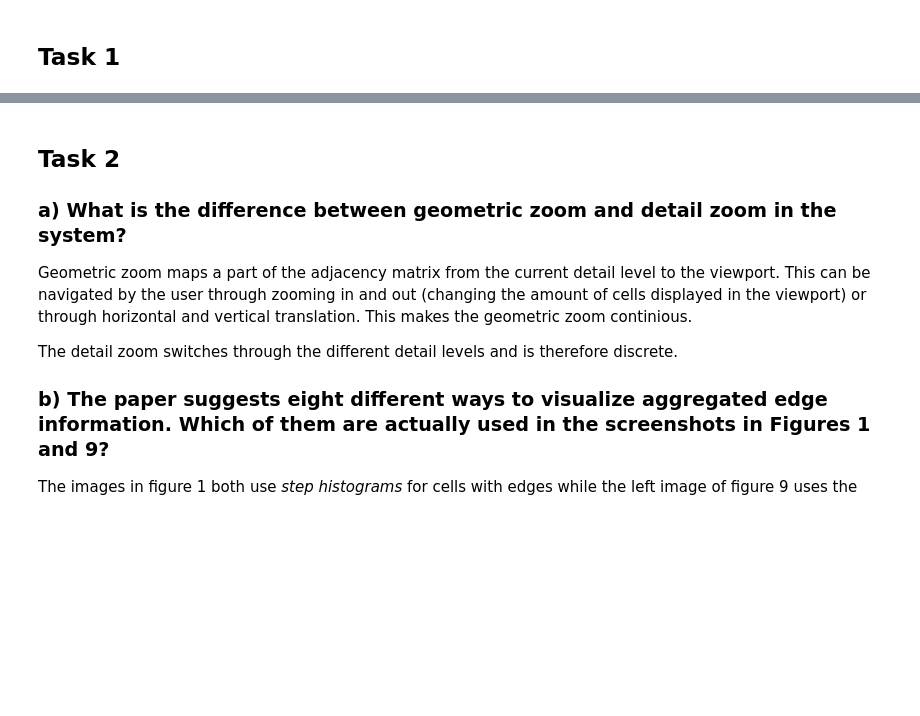
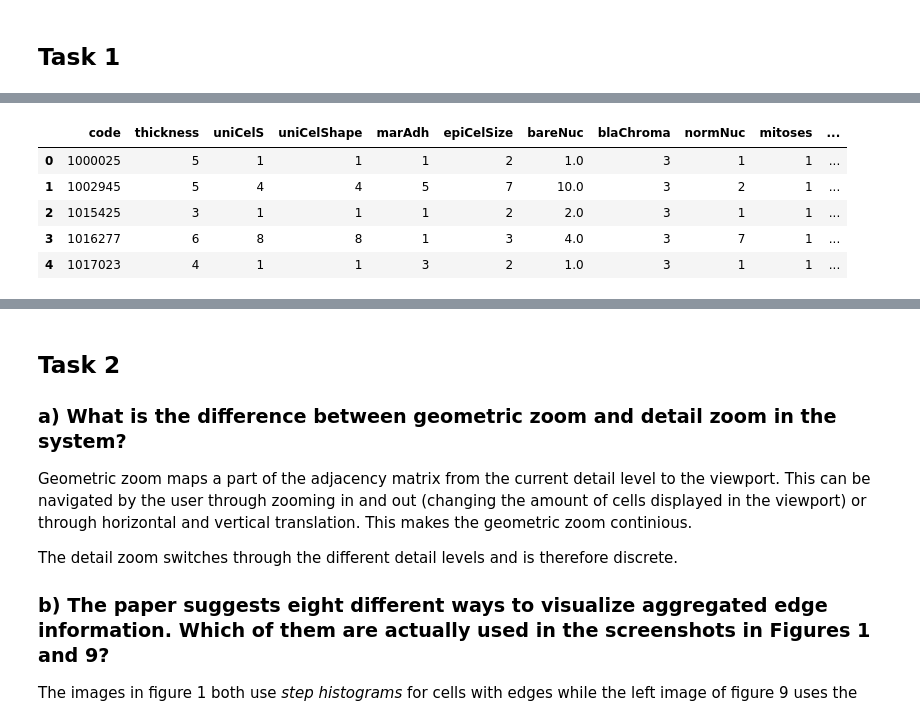
Before and after one commit to Knniff/VisualDataAnalysisSS25, a Jupyter notebook: sheet7/sheet7_vandeLocht_Beckers_Kalvelage.ipynb, the cells around one changed output, grey strips where cells are left out. Saved outputs shown, nothing was run; the diff lists cells and outputs as text; code cells hidden in the pictures; blank space fills up the shorter version.

```diff
--- a/sheet7/sheet7_vandeLocht_Beckers_Kalvelage.ipynb
+++ b/sheet7/sheet7_vandeLocht_Beckers_Kalvelage.ipynb
@@ -6,0 +24,14 @@ Johannes van de Locht, Finn Kalvelage, Anna Beckers
+# %%
+# a)
+import pandas as pd
+
+
+df = pd.read_excel("breast-cancer-wisconsin.xlsx")
+df.head()
+# %% [output]
+|  | code | thickness | uniCelS | uniCelShape | marAdh | epiCelSize | bareNuc | blaChroma | normNuc | mitoses | ... |
+| 0 | 1000025 | 5 | 1 | 1 | 1 | 2 | 1.0 | 3 | 1 | 1 | ... |
+| 1 | 1002945 | 5 | 4 | 4 | 5 | 7 | 10.0 | 3 | 2 | 1 | ... |
+| 2 | 1015425 | 3 | 1 | 1 | 1 | 2 | 2.0 | 3 | 1 | 1 | ... |
+| 3 | 1016277 | 6 | 8 | 8 | 1 | 3 | 4.0 | 3 | 7 | 1 | ... |
+| 4 | 1017023 | 4 | 1 | 1 | 3 | 2 | 1.0 | 3 | 1 | 1 | ... |
```
Also changed, not shown: parts of 9 cells of this notebook, 1 other file.
